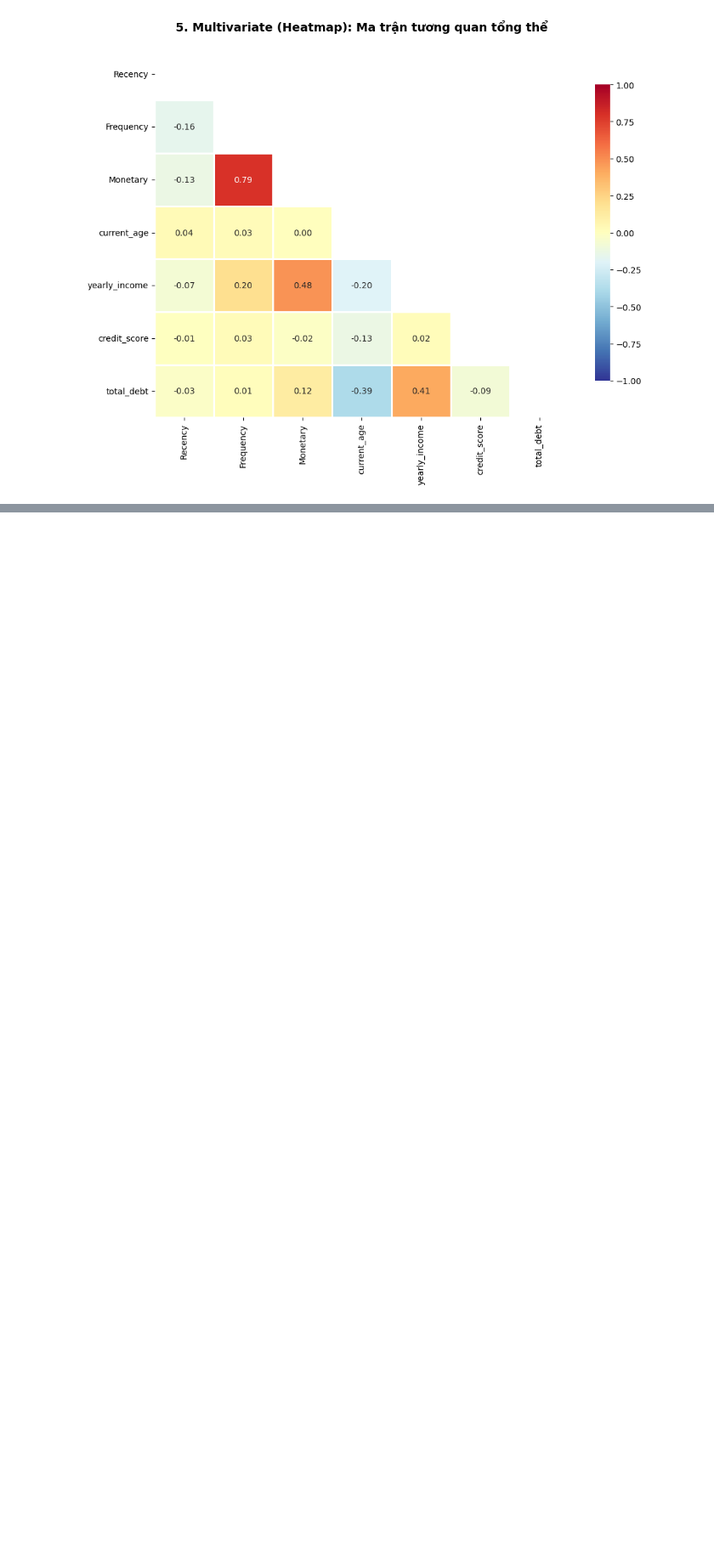
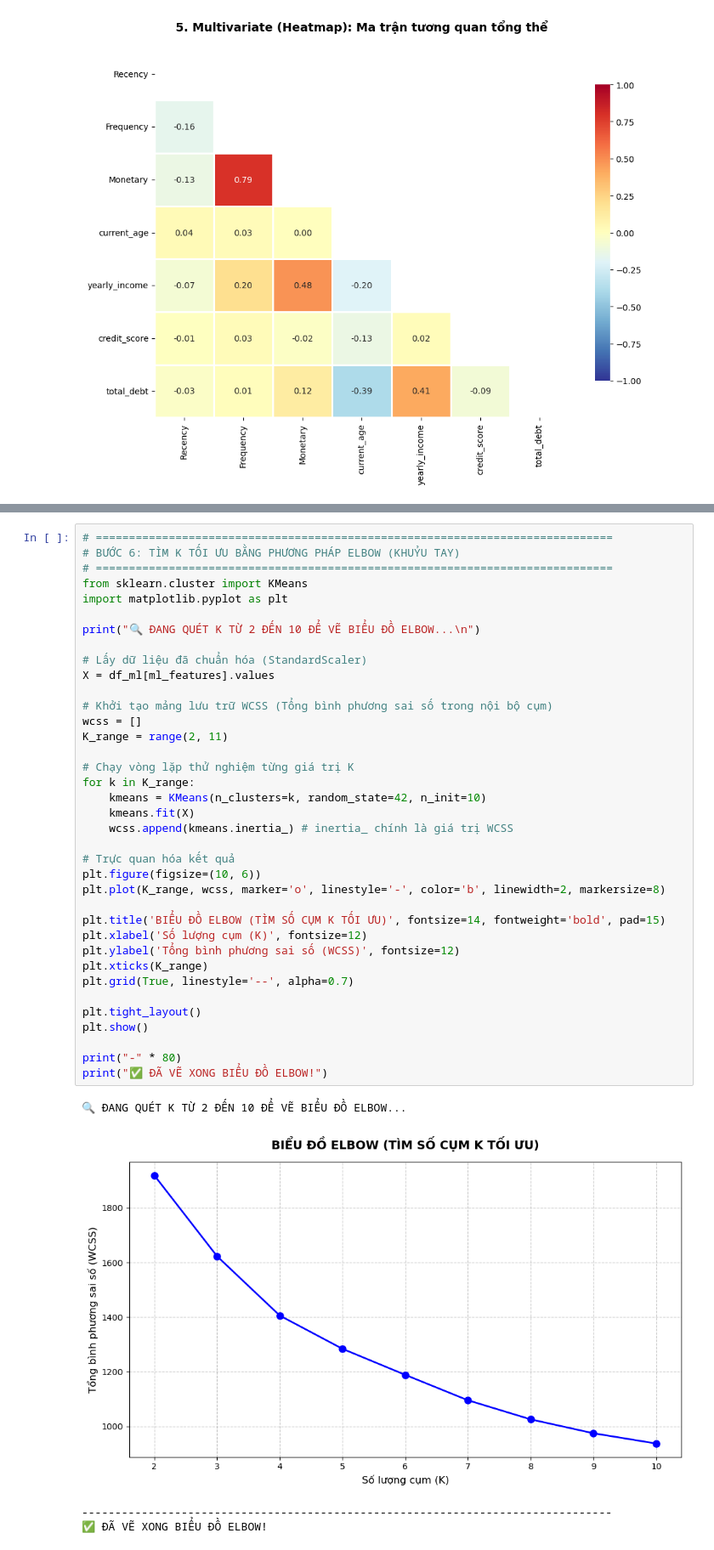
Before and after one commit to PhucBinhhh/DACS_2026, a Jupyter notebook: source_code/02_Modeling.ipynb, the cells around one changed output, grey strips where cells are left out. Shown at 85% size. Drawn from its saved outputs; the diff is of its cells as text; blank space fills up the shorter version.

```diff
--- a/source_code/02_KMeans_Modeling.ipynb
+++ b/source_code/02_Modeling.ipynb
@@ -409,0 +750,42 @@ plt.show()
+# %%
+# ==============================================================================
+# BƯỚC 6: TÌM K TỐI ƯU BẰNG PHƯƠNG PHÁP ELBOW (KHUỶU TAY)
+# ==============================================================================
+from sklearn.cluster import KMeans
+import matplotlib.pyplot as plt
+
+print("🔍 ĐANG QUÉT K TỪ 2 ĐẾN 10 ĐỂ VẼ BIỂU ĐỒ ELBOW...\n")
+
+# Lấy dữ liệu đã chuẩn hóa (StandardScaler)
+X = df_ml[ml_features].values
+
+# Khởi tạo mảng lưu trữ WCSS (Tổng bình phương sai số trong nội bộ cụm)
+wcss = []
+K_range = range(2, 11)
+
+# Chạy vòng lặp thử nghiệm từng giá trị K
+for k in K_range:
+    kmeans = KMeans(n_clusters=k, random_state=42, n_init=10)
+    kmeans.fit(X)
+    wcss.append(kmeans.inertia_) # inertia_ chính là giá trị WCSS
+
+# Trực quan hóa kết quả
+plt.figure(figsize=(10, 6))
+plt.plot(K_range, wcss, marker='o', linestyle='-', color='b', linewidth=2, markersize=8)
+
+plt.title('BIỂU ĐỒ ELBOW (TÌM SỐ CỤM K TỐI ƯU)', fontsize=14, fontweight='bold', pad=15)
+plt.xlabel('Số lượng cụm (K)', fontsize=12)
+plt.ylabel('Tổng bình phương sai số (WCSS)', fontsize=12)
+plt.xticks(K_range)
+plt.grid(True, linestyle='--', alpha=0.7)
+
+plt.tight_layout()
+plt.show()
+
+print("-" * 80)
+print("✅ ĐÃ VẼ XONG BIỂU ĐỒ ELBOW!")
+# %% [output]
+🔍 ĐANG QUÉT K TỪ 2 ĐẾN 10 ĐỂ VẼ BIỂU ĐỒ ELBOW...
+[figure, added]
+--------------------------------------------------------------------------------
+✅ ĐÃ VẼ XONG BIỂU ĐỒ ELBOW!
```
Also changed, not shown: parts of 27 cells of this notebook, 3 other files.
